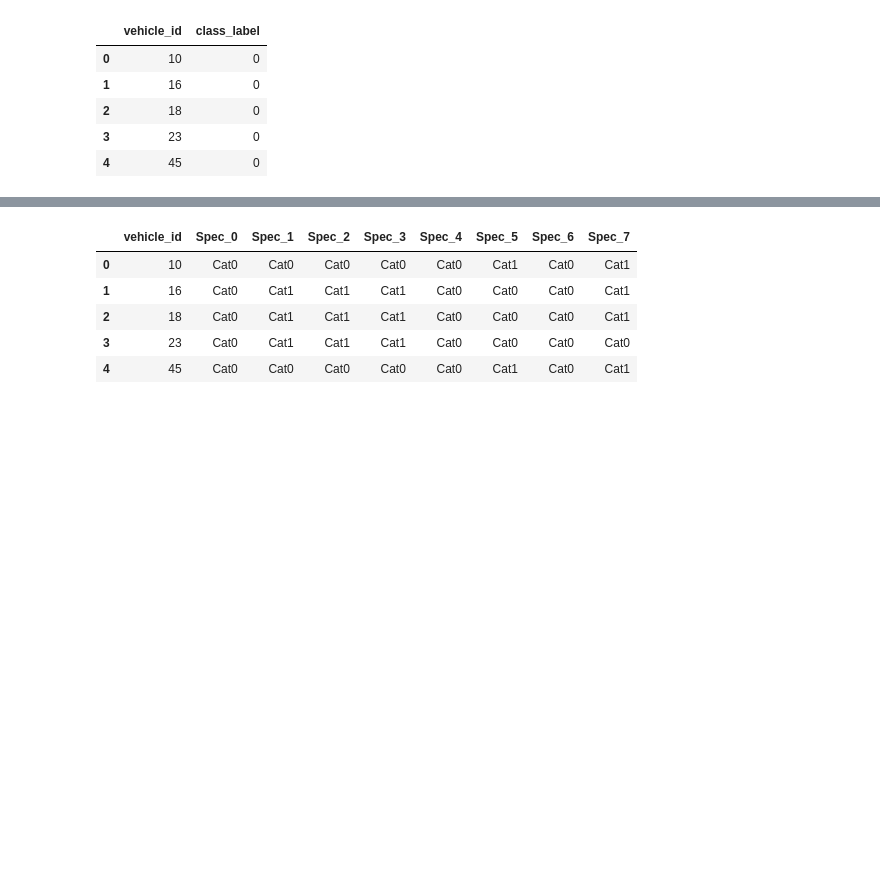
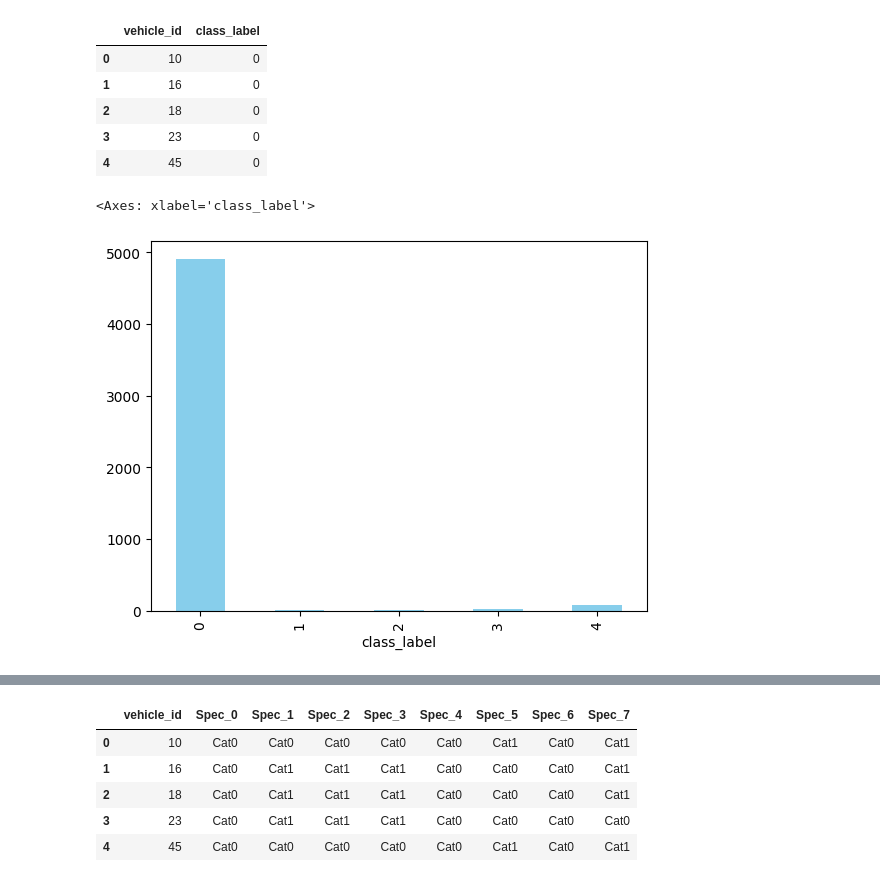
Before and after one commit to AlexSG29/IDA-Challenge-Tesis-Transformers, a Jupyter notebook: notebooks/validation.ipynb, the cells around one changed output, grey strips where cells are left out. Saved outputs shown, nothing was run; the diff lists cells and outputs as text; code cells hidden in the pictures; blank space fills up the shorter version.

```diff
--- a/notebooks/validation.ipynb
+++ b/notebooks/validation.ipynb
@@ -95,3 +177,9 @@ validation_labels.head()
 | 2 | 18 | 0 |
 | 3 | 23 | 0 |
 | 4 | 45 | 0 |
+# %%
+#vamos a ver la cantidad de readouts por cada clase
+validation_labels['class_label'].value_counts().sort_index().plot(kind='bar', color='skyblue')
+# %% [output]
+<Axes: xlabel='class_label'>
+[figure, added]
```
Also changed, not shown: parts of 14 cells of this notebook.
